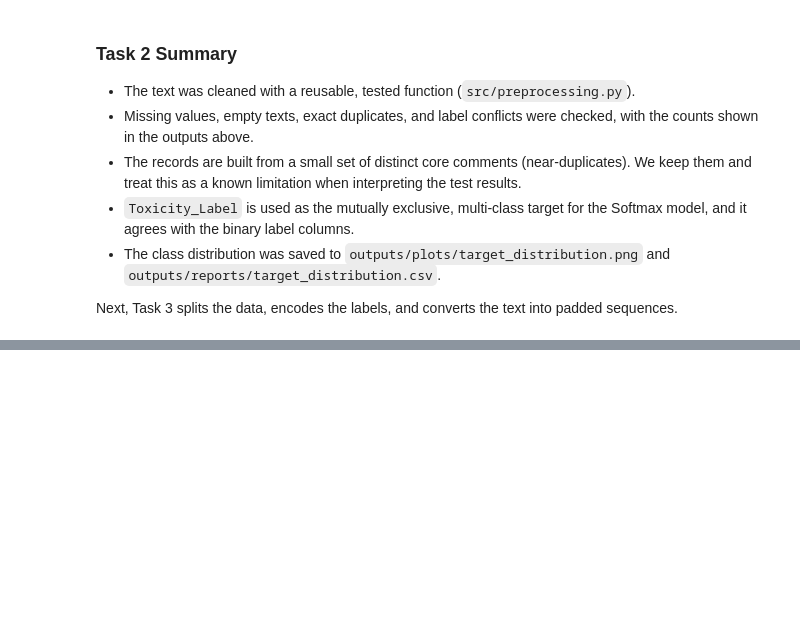
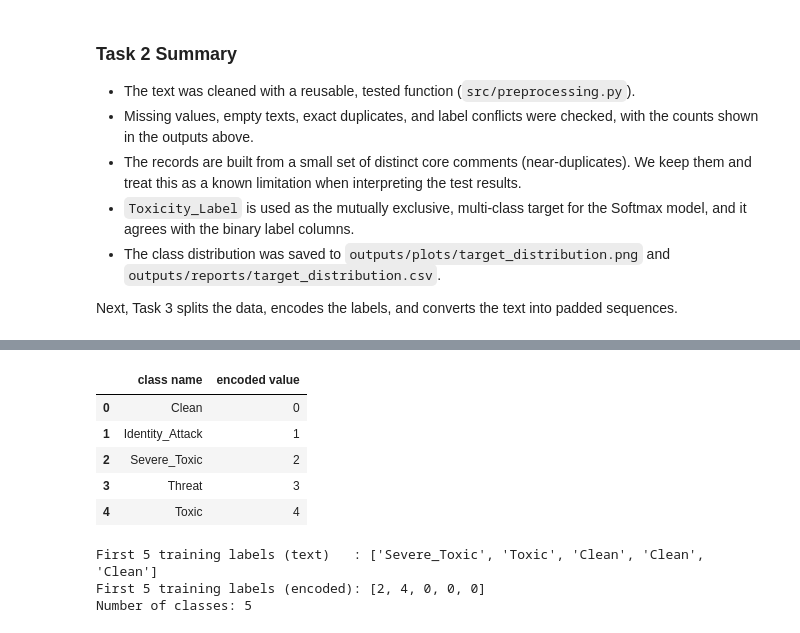
Before and after one commit to ah0890/toxic-comment-classification-dl, a Jupyter notebook: notebooks/toxic_comment_classification.ipynb, the cells around one changed output, grey strips where cells are left out. Saved outputs shown, nothing was run; the diff lists cells and outputs as text; code cells hidden in the pictures; blank space fills up the shorter version.

```diff
--- a/notebooks/toxic_comment_classification.ipynb
+++ b/notebooks/toxic_comment_classification.ipynb
@@ -710,0 +802,24 @@ Next, Task 3 splits the data, encodes the labels, and converts the text into pad
+# %%
+label_encoder = LabelEncoder()
+y_train = label_encoder.fit_transform(y_train_labels)
+y_test = label_encoder.transform(y_test_labels)
+
+CLASS_NAMES = list(label_encoder.classes_)
+NUM_CLASSES = len(CLASS_NAMES)
+
+pd.DataFrame({"class name": CLASS_NAMES, "encoded value": range(NUM_CLASSES)})
+# %% [output]
+|  | class name | encoded value |
+| 0 | Clean | 0 |
+| 1 | Identity_Attack | 1 |
+| 2 | Severe_Toxic | 2 |
+| 3 | Threat | 3 |
+| 4 | Toxic | 4 |
+# %%
+print("First 5 training labels (text)   :", list(y_train_labels.iloc[:5]))
+print("First 5 training labels (encoded):", y_train[:5].tolist())
+print("Number of classes:", NUM_CLASSES)
+# %% [output]
+First 5 training labels (text)   : ['Severe_Toxic', 'Toxic', 'Clean', 'Clean', 'Clean']
+First 5 training labels (encoded): [2, 4, 0, 0, 0]
+Number of classes: 5
```
Also changed, not shown: parts of 24 cells of this notebook, 2 other files.
